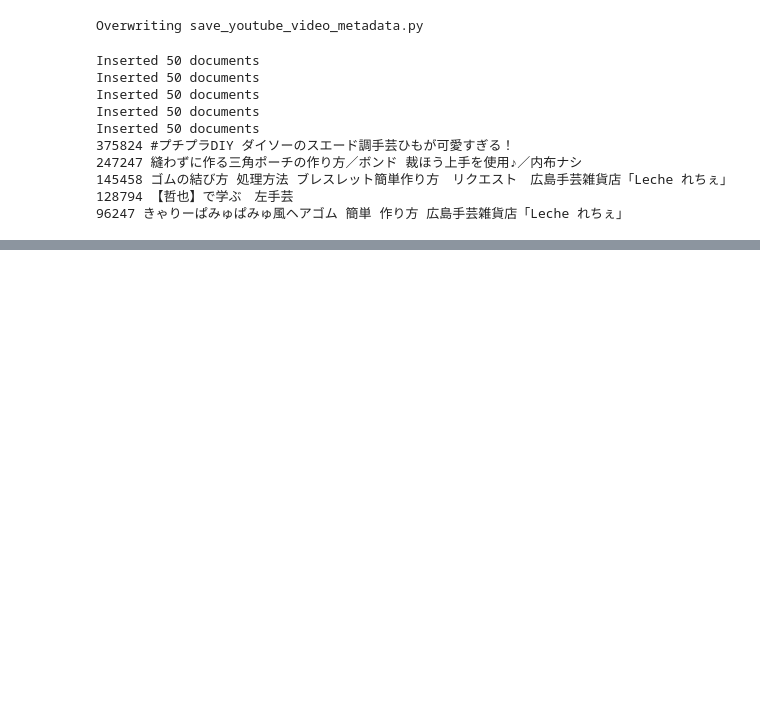
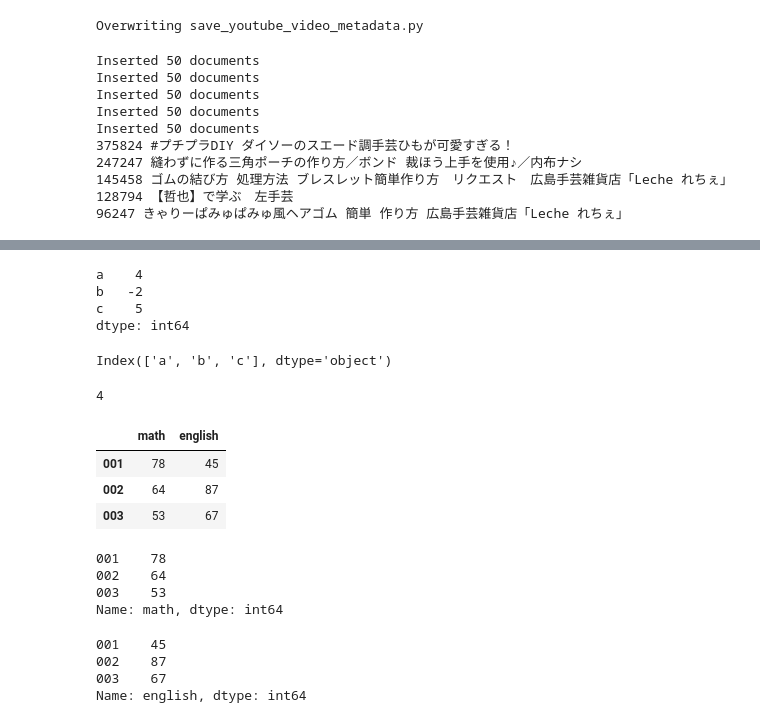
Before and after one commit to discocactus/Python_ScrapingBook, a Jupyter notebook: Python_ScrapingBook_5.ipynb, the cells around one changed output, grey strips where cells are left out. Saved outputs shown, nothing was run; the diff lists cells and outputs as text; code cells hidden in the pictures; blank space fills up the shorter version.

```diff
--- a/Python_ScrapingBook_5.ipynb
+++ b/Python_ScrapingBook_5.ipynb
@@ -451,0 +488,15 @@ Inserted 50 documents
+# %%
+s2
+# %% [output]
+a    4
+b   -2
+c    5
+dtype: int64
+# %%
+s2.index
+# %% [output]
+Index(['a', 'b', 'c'], dtype='object')
+# %%
+s2['a'] # インデックスの値をキーとして、dictのように値を取得できる
+# %% [output]
+4
@@ -451,0 +508,21 @@ Inserted 50 documents
+# %%
+df
+# %% [output]
+|  | math | english |
+| 001 | 78 | 45 |
+| 002 | 64 | 87 |
+| 003 | 53 | 67 |
+# %%
+df['math'] # dictのように[]内にラベル名を指定することで列を笑わすシリーズを取得できる
+# %% [output]
+001    78
+002    64
+003    53
+Name: math, dtype: int64
+# %%
+df.english # ラベル名の属性でもシリーズを取得できる
+# %% [output]
+001    45
+002    87
+003    67
+Name: english, dtype: int64
```
Also changed, not shown: parts of 63 cells of this notebook.
